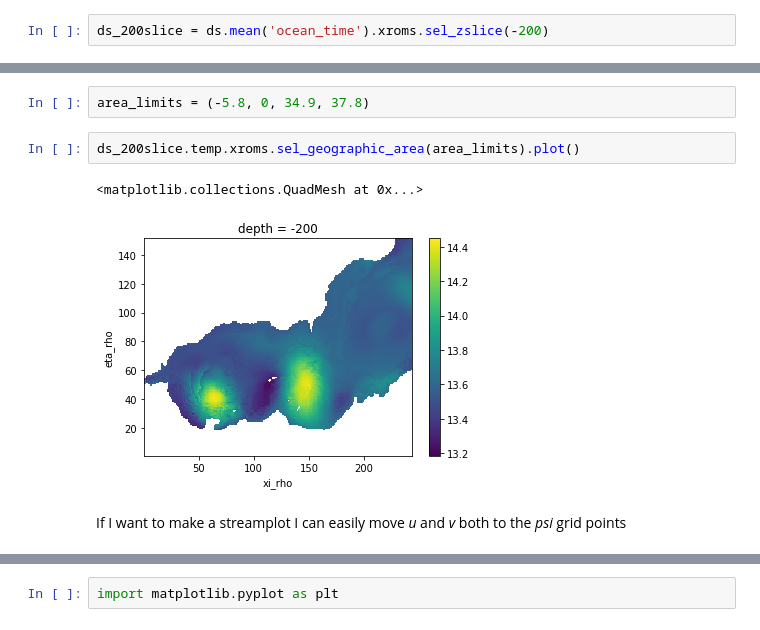
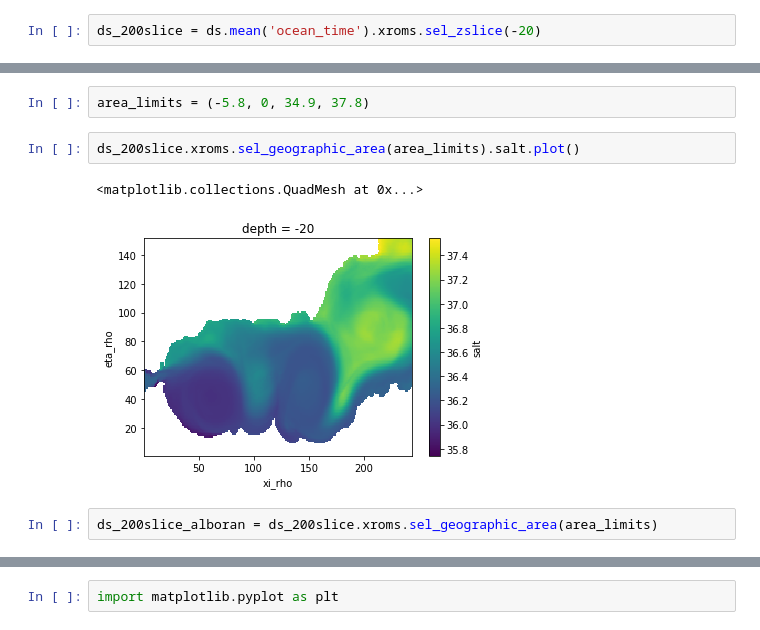
Before and after one commit to ecutolo/xroms, a Jupyter notebook: xroms_example1.ipynb, the cells around one changed output, grey strips where cells are left out. Drawn from its saved outputs; the diff is of its cells as text.

```diff
--- a/xroms_example1.ipynb
+++ b/xroms_example1.ipynb
@@ -45,6 +29,6 @@ Coordinates:
 # %% [markdown]
 I can create anothe dataset making a temporal average and also computing a zeta slice at 200m depth
 # %%
-ds_200slice = ds.mean('ocean_time').xroms.sel_zslice(-200)
+ds_200slice = ds.mean('ocean_time').xroms.sel_zslice(-20)
 # %% [markdown]
 see how the <i>ocean_time</i> coordinate and <i>s_rho</i> one have disapeared
@@ -80,9 +43,9 @@ and I can also select just a geographic region (lonmin,lonmax,latmin,latmax)
 # %%
 area_limits = (-5.8, 0, 34.9, 37.8)
 # %%
-ds_200slice.temp.xroms.sel_geographic_area(area_limits).plot()
+ds_200slice.xroms.sel_geographic_area(area_limits).salt.plot()
 # %% [output]
 <matplotlib.collections.QuadMesh at 0x...>
-[figure, old version]
+[figure, new version]
-# %% [markdown]
-If I want to make a streamplot I can easily move <i>u</i> and <i>v</i> both to the <i>psi</i> grid points
+# %%
+ds_200slice_alboran = ds_200slice.xroms.sel_geographic_area(area_limits)
```
Also changed, not shown: parts of 8 cells of this notebook, 1 other file.
